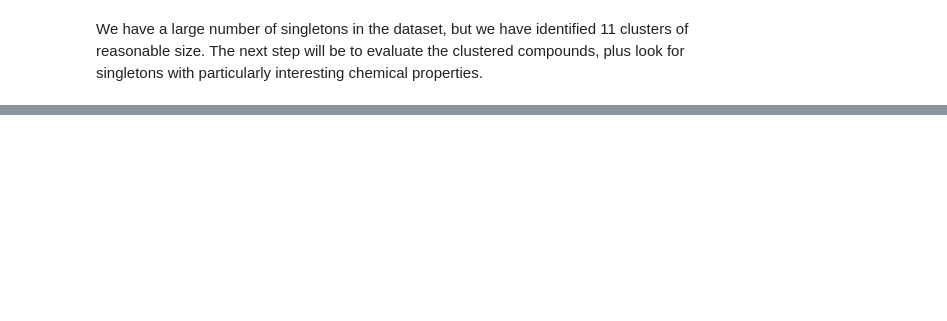
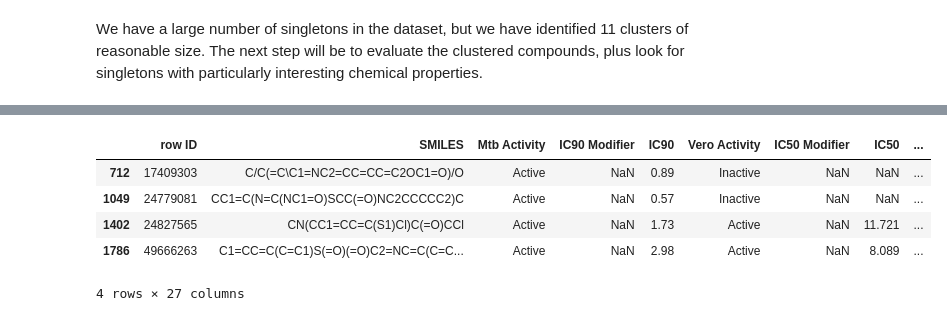
Before and after one commit to jsmith13/cluster-screening, a Jupyter notebook: calculate_descriptors.ipynb, the cells around one changed output, grey strips where cells are left out. Saved outputs shown, nothing was run; the diff lists cells and outputs as text; code cells hidden in the pictures; blank space fills up the shorter version.

Commit message:
Added cytotoxicity. Plotted clusters.

```diff
--- a/calculate_descriptors.ipynb
+++ b/calculate_descriptors.ipynb
@@ -102,0 +113,28 @@ Name: IC90, dtype: float64
+# %%
+### visualize the clustering
+## calculate principle components from the available molecular descriptors
+# select descriptors from the dataframe
+descriptors = screening_data[['Aromatic Atoms Count', 'Bond Polarizabilities', 'VABC Volume Descriptor',
+       'Hydrogen Bond Acceptors', 'Hydrogen Bond Donors', 'Rotatable Bonds Count', 'Topological Polar Surface Area',
+       'Molecular Weight', 'XLogP', 'SP3 Character']]
+
+# standardize features
+descriptors = StandardScaler().fit_transform(descriptors.values)
+
+# calculate first three principle components of descriptors; store back in dataframe
+pca = PCA(n_components = 3)
+screening_data[["pca1", "pca2", "pca3"]] = pd.DataFrame(pca.fit_transform(descriptors))
+
+## plot the clustered compounds
+# subset the series from the larger dataset
+clustered_data = screening_data.query("cluster != -1")
+
+# plot
+# size by antitubercular activity
+# color by cluster
+fig = plt.figure()
+ax = fig.add_subplot(1, 1, 1, projection = "3d")
+
+ax.scatter(clustered_data["pca1"], clustered_data["pca2"], clustered_data["pca3"],
+           s = clustered_data["IC90"] ** -1 * 1e3, c = clustered_data["cluster"], cmap = "Set1")
+plt.show()
@@ -102,0 +165,9 @@ Name: IC90, dtype: float64
+# %%
+## plot singletons to look for particularly appealing compounds
+# subset the series from the larger dataset
+singletons = screening_data.query("cluster == -1")
+
+# plot the singletons
+fig, ax = plt.subplots(1, 1, tight_layout = True)
+ax.scatter(singletons["Molecular Weight"], singletons["XLogP"], c = singletons["activity levels"].factorize()[0], cmap = "BuGn")
+fig.show()
@@ -102,0 +177,11 @@ Name: IC90, dtype: float64
+# %%
+# pull out the particularly interesting singletons
+# MW < 300, logP < 2, IC90 < 5 µMb
+singletons[singletons["Molecular Weight"] < 300][singletons["XLogP"] < 2][singletons["pIC90"] > 5.5]
+# %% [output]
+|  | row ID | SMILES | Mtb Activity | IC90 Modifier | IC90 | Vero Activity | IC50 Modifier | IC50 | ... |
+| 712 | 17409303 | C/C(=C\C1=NC2=CC=CC=C2OC1=O)/O | Active | NaN | 0.89 | Inactive | NaN | NaN | ... |
+| 1049 | 24779081 | CC1=C(N=C(NC1=O)SCC(=O)NC2CCCCC2)C | Active | NaN | 0.57 | Inactive | NaN | NaN | ... |
+| 1402 | 24827565 | CN(CC1=CC=C(S1)Cl)C(=O)CCl | Active | NaN | 1.73 | Active | NaN | 11.721 | ... |
+| 1786 | 49666263 | C1=CC=C(C=C1)S(=O)(=O)C2=NC=C(C=C... | Active | NaN | 2.98 | Active | NaN | 8.089 | ... |
+4 rows × 27 columns
```
Also changed, not shown: parts of 13 cells of this notebook, 5 other files.
